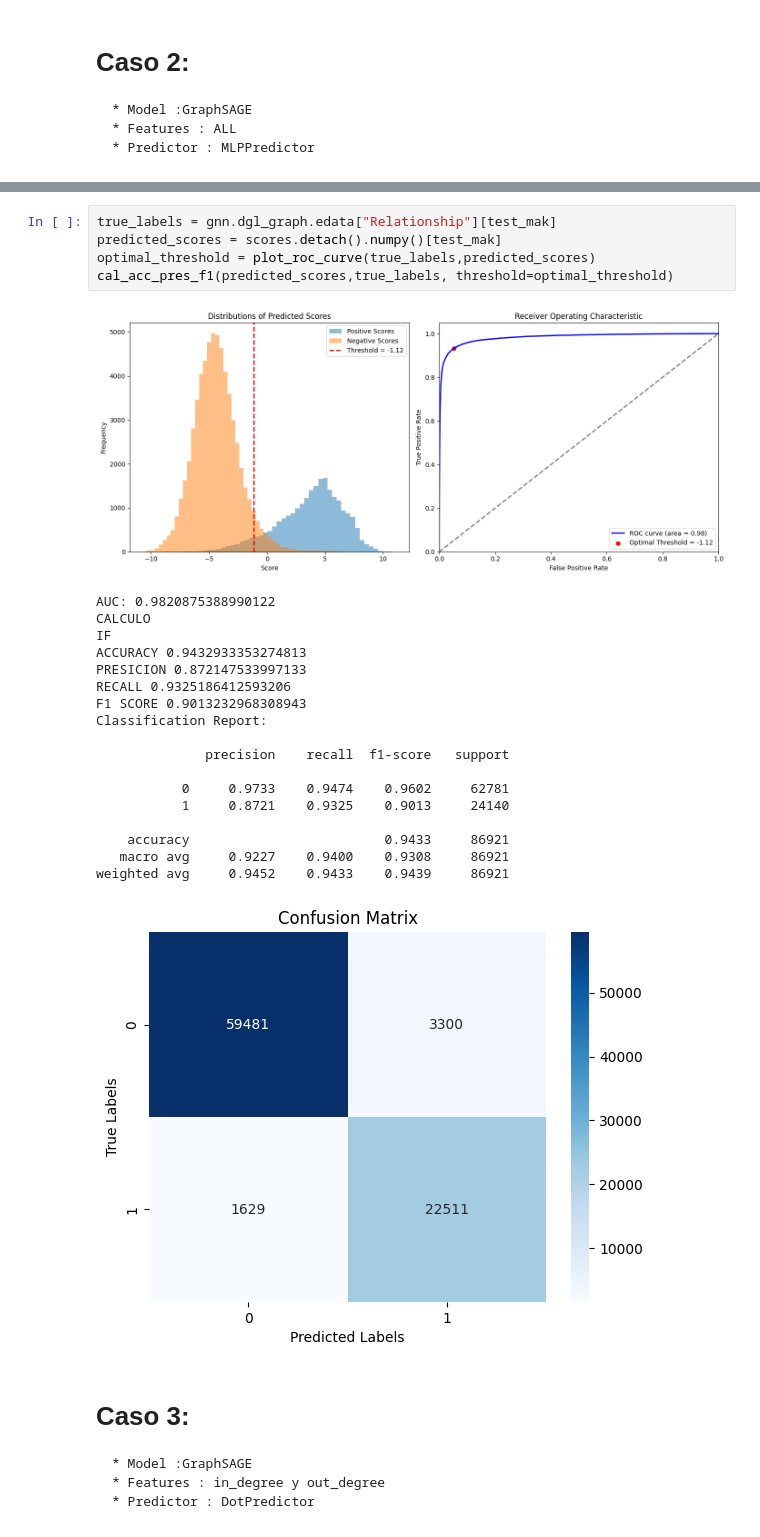
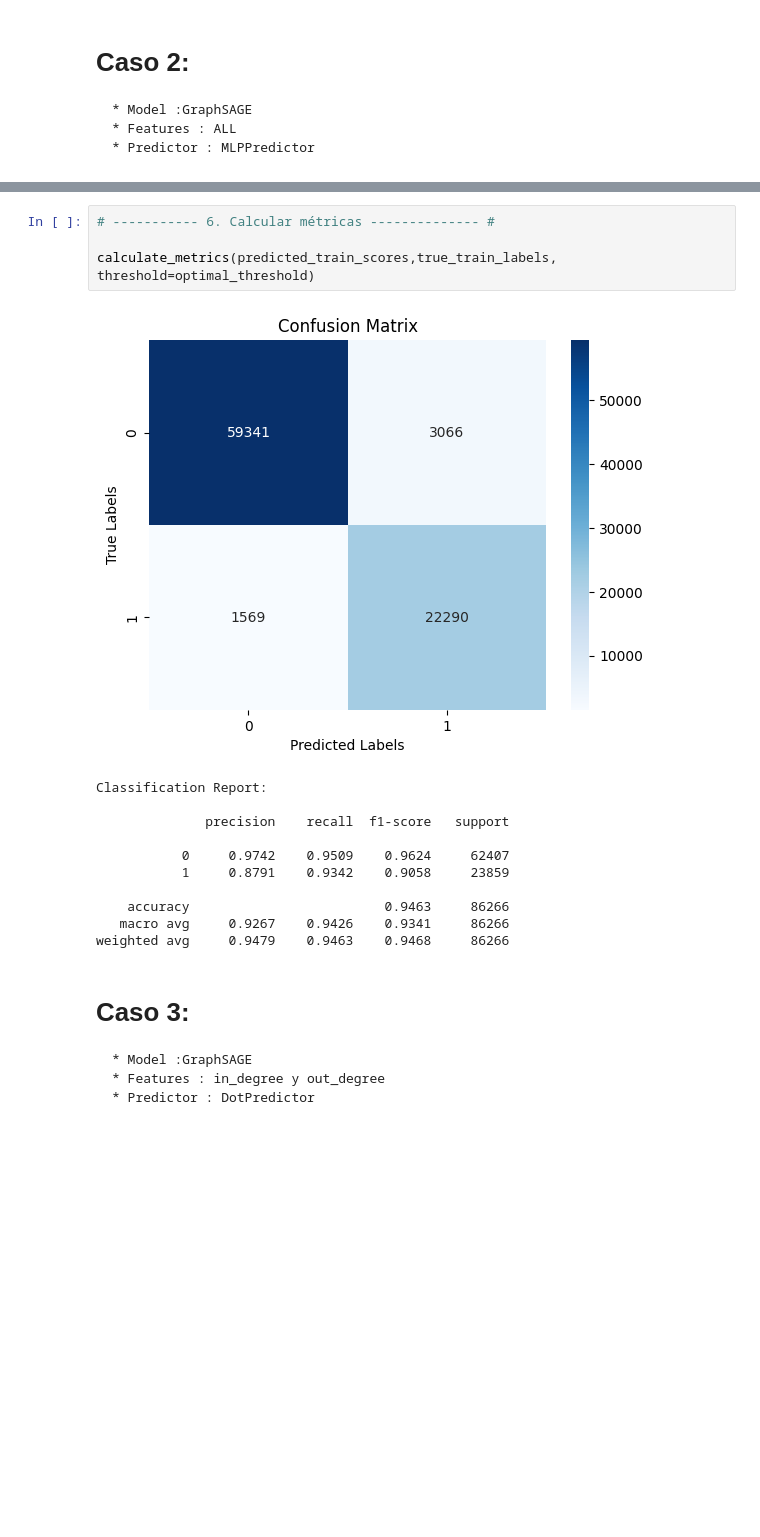
Before and after one commit to valesteban/TESIS, a Jupyter notebook: trainingBinaryClass.ipynb, the cells around one changed output, grey strips where cells are left out. Saved outputs shown, nothing was run; the diff lists cells and outputs as text; blank space fills up the shorter version.

```diff
--- a/trainingBinaryClass.ipynb
+++ b/trainingBinaryClass.ipynb
@@ -314,28 +318,19 @@ NameError: name 'train_error' is not defined
-# %%
-true_labels = gnn.dgl_graph.edata["Relationship"][test_mak]
-predicted_scores = scores.detach().numpy()[test_mak]
-optimal_threshold = plot_roc_curve(true_labels,predicted_scores)
-cal_acc_pres_f1(predicted_scores,true_labels, threshold=optimal_threshold)
-# %% [output]
-[figure, removed]
-AUC: 0.9820875388990122
-CALCULO
-IF
-ACCURACY 0.9432933353274813
-PRESICION 0.872147533997133
-RECALL 0.9325186412593206
-F1 SCORE 0.9013232968308943
-Classification Report:
-
-              precision    recall  f1-score   support
-
-           0     0.9733    0.9474    0.9602     62781
-           1     0.8721    0.9325    0.9013     24140
-
-    accuracy                         0.9433     86921
-   macro avg     0.9227    0.9400    0.9308     86921
-weighted avg     0.9452    0.9433    0.9439     86921
-[figure, removed]
+# %%
+# ----------- 6. Calcular métricas -------------- #
+
+calculate_metrics(predicted_train_scores,true_train_labels, threshold=optimal_threshold)
+# %% [output]
+[figure, added]
+Classification Report:
+
+              precision    recall  f1-score   support
+
+           0     0.9742    0.9509    0.9624     62407
+           1     0.8791    0.9342    0.9058     23859
+
+    accuracy                         0.9463     86266
+   macro avg     0.9267    0.9426    0.9341     86266
+weighted avg     0.9479    0.9463    0.9468     86266
 # %% [markdown]
 # Caso 3:
     * Model :GraphSAGE
```
Also changed, not shown: parts of 4 cells of this notebook.
